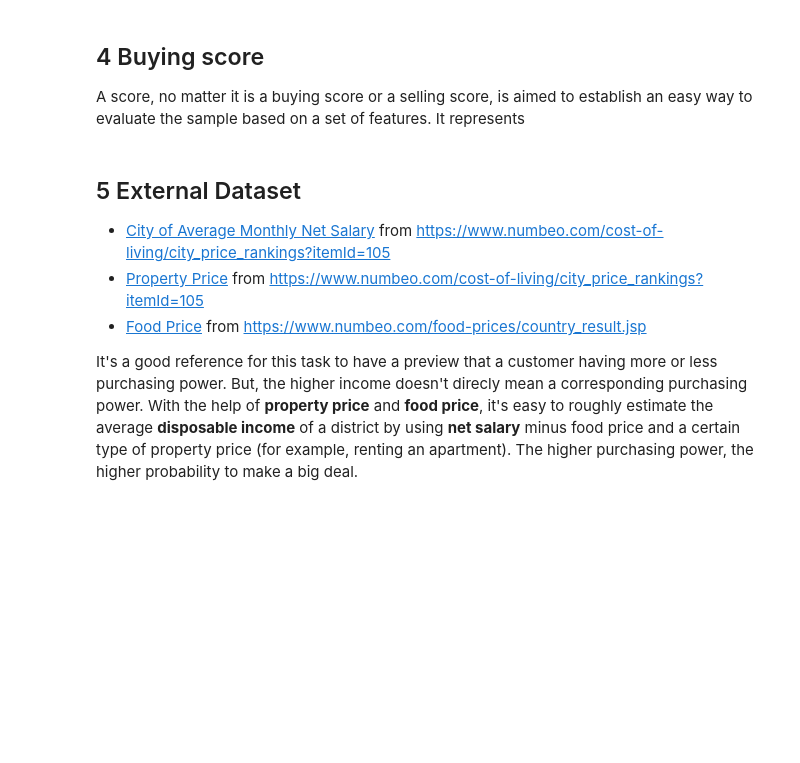
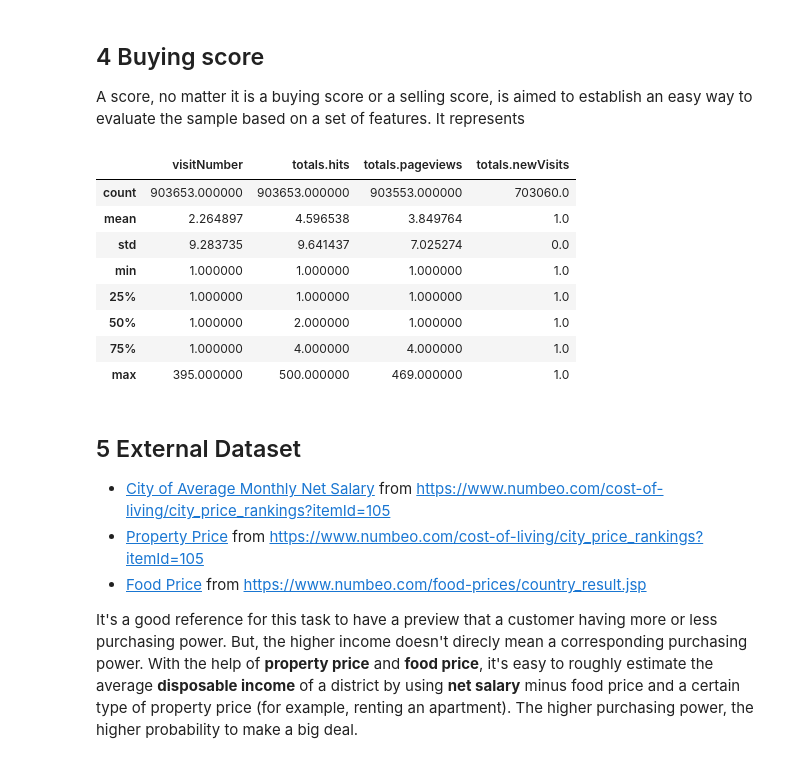
Before and after one commit to elicassion/Google-Analytics-Customer-Revenue-Prediction, a Jupyter notebook: Pipeline.ipynb, the cells around one changed output. Saved outputs shown, nothing was run; the diff lists cells and outputs as text; code cells hidden in the pictures; blank space fills up the shorter version.

```diff
--- a/Pipeline.ipynb
+++ b/Pipeline.ipynb
@@ -647,6 +641,19 @@ It's fun to figure out from those plots that people like to **buy more expansive
 ## 4 Buying score
 
 A score, no matter it is a buying score or a selling score, is aimed to establish an easy way to evaluate the sample based on a set of features. It represents
+# %%
+nfs = train_df[NUM_FEATURE_NAMES]
+nfs.describe()
+# %% [output]
+|  | visitNumber | totals.hits | totals.pageviews | totals.newVisits |
+| count | 903653.000000 | 903653.000000 | 903553.000000 | 703060.0 |
+| mean | 2.264897 | 4.596538 | 3.849764 | 1.0 |
+| std | 9.283735 | 9.641437 | 7.025274 | 0.0 |
+| min | 1.000000 | 1.000000 | 1.000000 | 1.0 |
+| 25% | 1.000000 | 1.000000 | 1.000000 | 1.0 |
+| 50% | 1.000000 | 2.000000 | 1.000000 | 1.0 |
+| 75% | 1.000000 | 4.000000 | 4.000000 | 1.0 |
+| max | 395.000000 | 500.000000 | 469.000000 | 1.0 |
 # %% [markdown]
 ## 5 External Dataset
  - [City of Average Monthly Net Salary](https://www.numbeo.com/cost-of-living/city_price_rankings?itemId=105) from https://www.numbeo.com/cost-of-living/city_price_rankings?itemId=105
```
Also changed, not shown: parts of 11 cells of this notebook.
